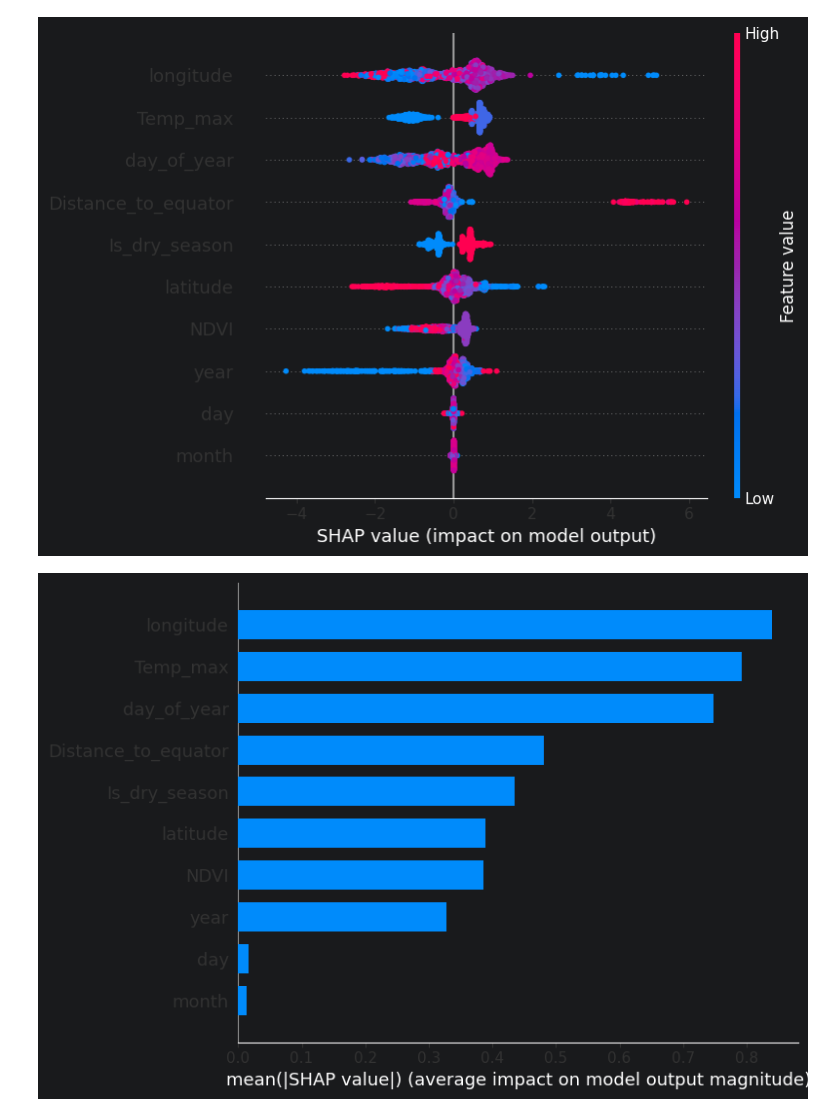
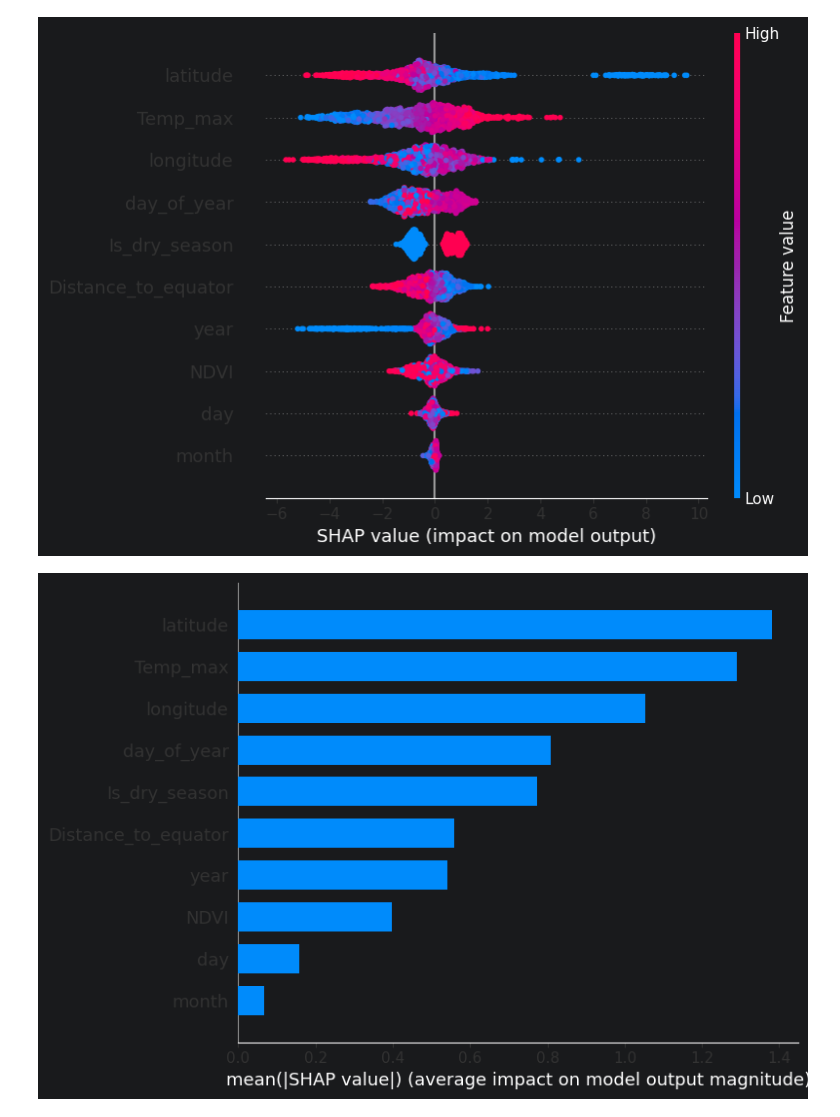
Before and after one commit to antoniozamora2002/Modelo-Machine-Learning-Para-Detectar-Incendios, a Jupyter notebook: XGBoost-Model.ipynb, the cells around one changed output. Saved outputs shown, nothing was run; the diff lists cells and outputs as text; code cells hidden in the pictures.

```diff
--- a/XGBoost-Model.ipynb
+++ b/XGBoost-Model.ipynb
@@ -60,5 +123,7 @@ Name: count, dtype: int64
 # %%
-# Calcular scale_pos_weight para desbalance
-scale_pos_weight = sum(y == 0) / sum(y == 1) if sum(y == 1) > 0 else 1
-print(f"Scale pos weight: {scale_pos_weight}")
+import xgboost as xgb
+
+# scale_pos_weight dinamico para manejar el desbalance de clases (ya no es 50/50)
+scale_pos_weight = (y_train == 0).sum() / (y_train == 1).sum()
+print(f"Scale pos weight: {scale_pos_weight:.4f}")
 # %% [output]
@@ -66,18 +131,19 @@ Scale pos weight: 1.0
-# %%
-X_train, X_test, y_train, y_test = train_test_split(X, y, test_size=0.2, random_state=42, stratify=y)
 # %%
-# Crear modelo con scale_pos_weight
+# Hiperparametros tal como se describen en el articulo, Sec. 3.4
 model = xgb.XGBClassifier(
     objective='binary:logistic',
-    n_estimators=100,
-    learning_rate=0.1,
-    max_depth=5,
+    n_estimators=500,
+    max_depth=8,
+    learning_rate=0.05,
+    subsample=0.9,
+    colsample_bytree=0.9,
     random_state=42,
-    scale_pos_weight=scale_pos_weight
+    scale_pos_weight=scale_pos_weight,
+    tree_method='hist',
+    eval_metric='logloss'
 )
+model.fit(X_train, y_train)
+print("Modelo XGBoost entrenado.")
 
-# Entrenar
-model.fit(X_train, y_train)
-
-# Predecir en test
 y_pred = model.predict(X_test)
+y_pred_proba = model.predict_proba(X_test)[:, 1]
@@ -148,23 +228,19 @@ model.save_model('xgboost_incendios_model.json')
 # %%
 import shap
-import matplotlib.pyplot as plt
 
-# Crear el explicador usando el modelo XGBoost ya entrenado
 explainer = shap.TreeExplainer(model)
-
-# Calcular los valores SHAP (usamos una muestra si X_test es muy grande para ahorrar memoria)
 X_test_sample = X_test.sample(n=min(2000, len(X_test)), random_state=42)
 shap_values = explainer.shap_values(X_test_sample)
 
-# Gráfico de resumen (Summary Plot)
 plt.figure(figsize=(10, 6))
-shap.summary_plot(shap_values, X_test_sample, plot_type="dot")
+shap.summary_plot(shap_values, X_test_sample, plot_type="dot", show=False)
+plt.tight_layout()
 plt.show()
 
-# Gráfico de Barras de Importancia Global
 plt.figure(figsize=(10, 6))
-shap.summary_plot(shap_values, X_test_sample, plot_type="bar")
+shap.summary_plot(shap_values, X_test_sample, plot_type="bar", show=False)
+plt.tight_layout()
 plt.show()
 # %% [output]
-[figure, old version]
+[figure, new version]
-[figure, old version]
+[figure, new version]
```
Also changed, not shown: parts of 14 cells of this notebook, 3 other files.
